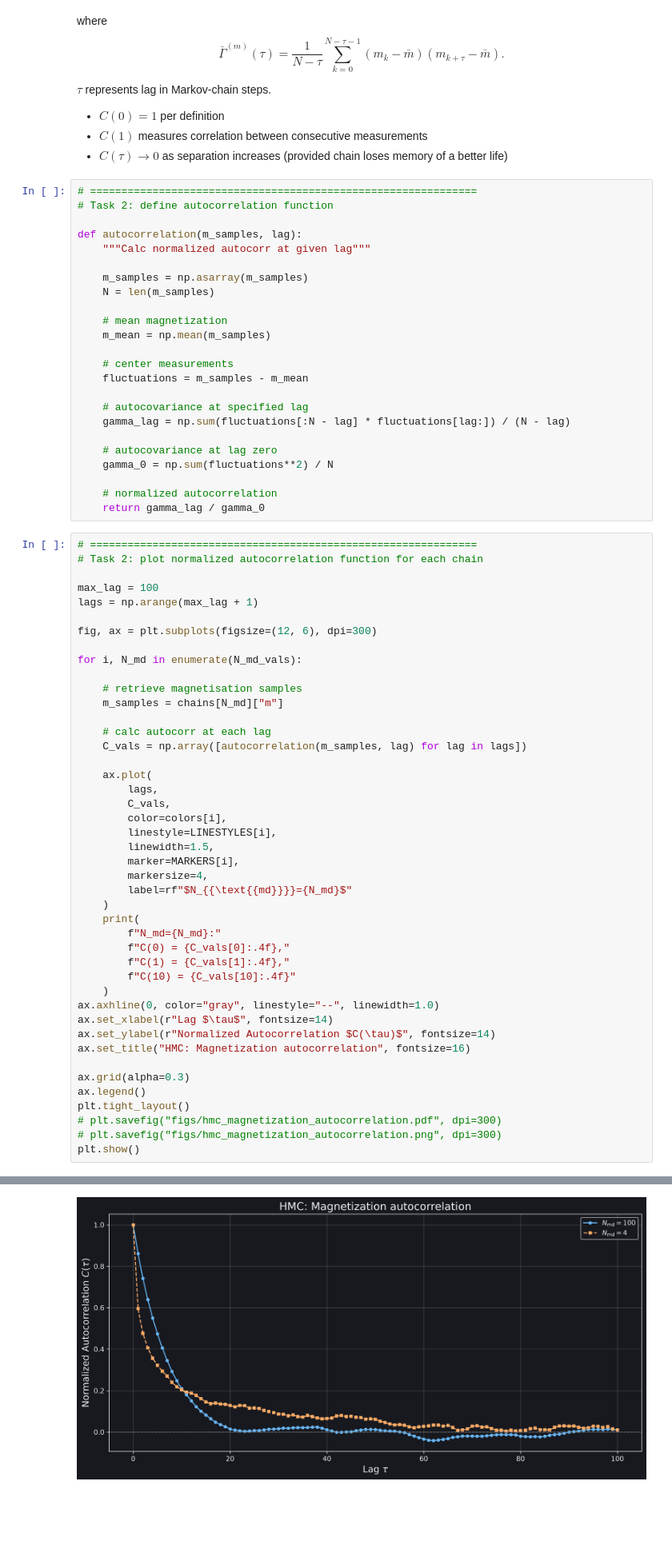
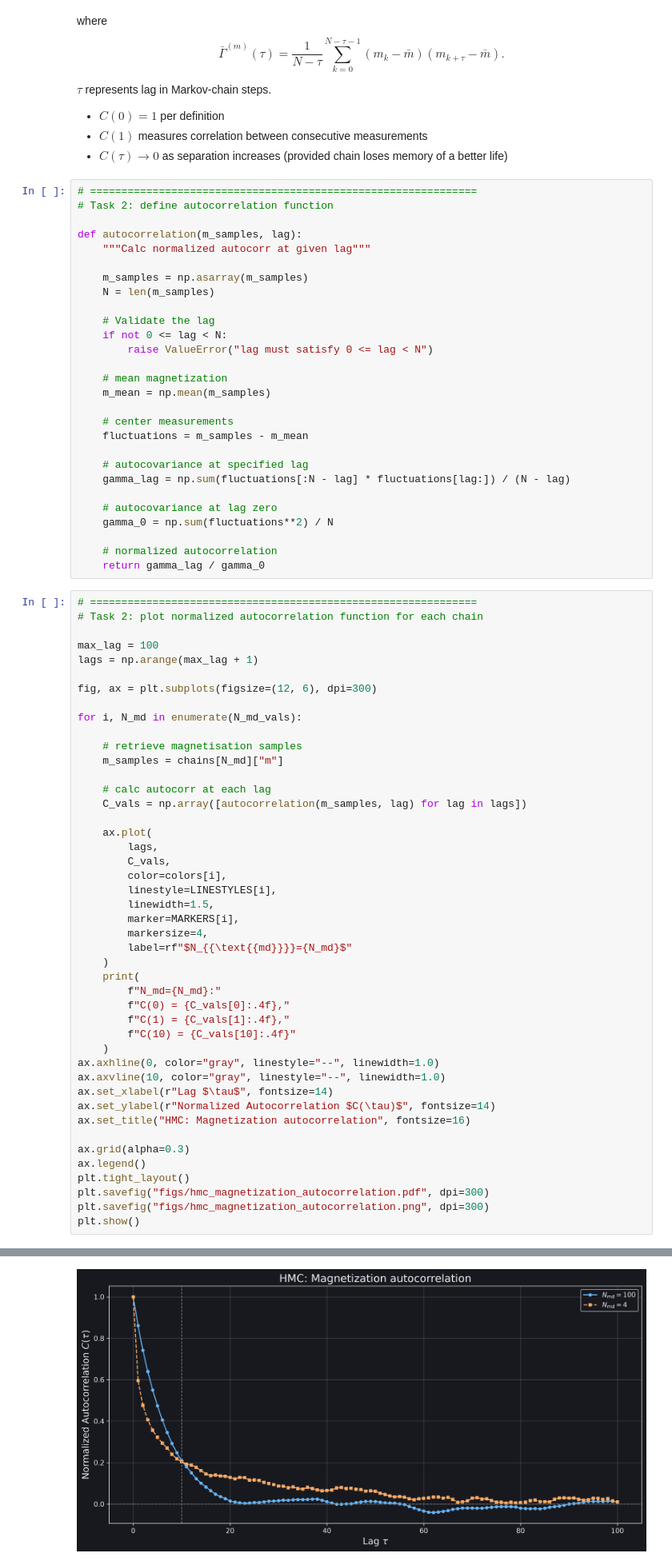
Before and after one commit to itzhaQQ/CompPhys, a Jupyter notebook: sheet04/cp04.ipynb, the cells around one changed output, grey strips where cells are left out. Shown at 80% size. Cells and saved outputs as stored; diff of their text form; blank space fills up the shorter version.

```diff
--- a/sheet04/cp04.ipynb
+++ b/sheet04/cp04.ipynb
@@ -261,6 +323,10 @@ def autocorrelation(m_samples, lag):
 
     m_samples = np.asarray(m_samples)
     N = len(m_samples)
+
+    # Validate the lag
+    if not 0 <= lag < N:
+        raise ValueError("lag must satisfy 0 <= lag < N")
 
     # mean magnetization
     m_mean = np.mean(m_samples)
@@ -294,33 +360,34 @@ for i, N_md in enumerate(N_md_vals):
     C_vals = np.array([autocorrelation(m_samples, lag) for lag in lags])
 
     ax.plot(
         lags,
         C_vals,
         color=colors[i],
         linestyle=LINESTYLES[i],
         linewidth=1.5,
         marker=MARKERS[i],
         markersize=4,
         label=rf"$N_{{\text{{md}}}}={N_md}$"
     )
     print(
         f"N_md={N_md}:"
         f"C(0) = {C_vals[0]:.4f},"
         f"C(1) = {C_vals[1]:.4f},"
         f"C(10) = {C_vals[10]:.4f}"
     )
 ax.axhline(0, color="gray", linestyle="--", linewidth=1.0)
+ax.axvline(10, color="gray", linestyle="--", linewidth=1.0)
 ax.set_xlabel(r"Lag $\tau$", fontsize=14)
 ax.set_ylabel(r"Normalized Autocorrelation $C(\tau)$", fontsize=14)
 ax.set_title("HMC: Magnetization autocorrelation", fontsize=16)
 
 ax.grid(alpha=0.3)
 ax.legend()
 plt.tight_layout()
-# plt.savefig("figs/hmc_magnetization_autocorrelation.pdf", dpi=300)
-# plt.savefig("figs/hmc_magnetization_autocorrelation.png", dpi=300)
+plt.savefig("figs/hmc_magnetization_autocorrelation.pdf", dpi=300)
+plt.savefig("figs/hmc_magnetization_autocorrelation.png", dpi=300)
 plt.show()
 # %% [output]
 N_md=100:C(0) = 1.0000,C(1) = 0.8608,C(10) = 0.2098
 N_md=4:C(0) = 1.0000,C(1) = 0.5955,C(10) = 0.2042
-[figure, old version]
+[figure, new version]
```
Also changed, not shown: parts of 7 cells of this notebook, 7 other files.
